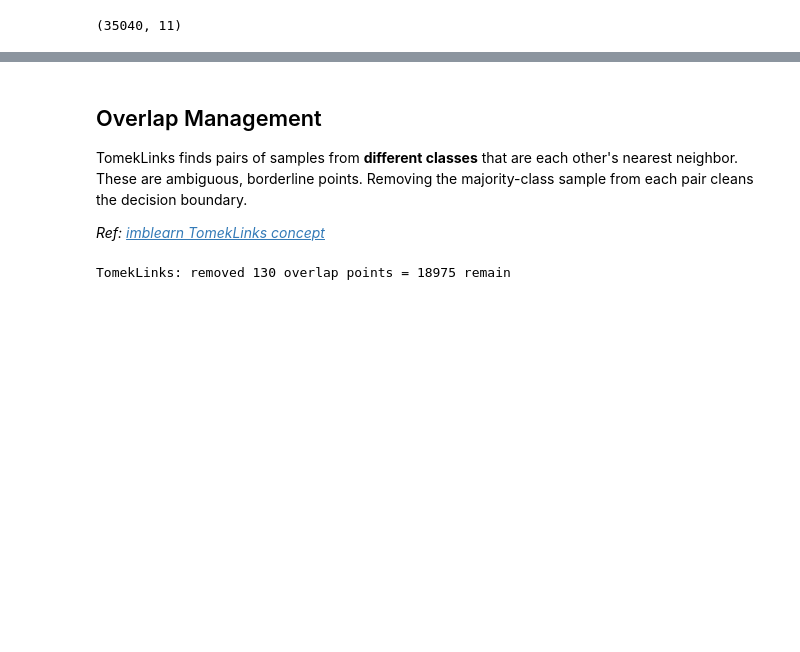
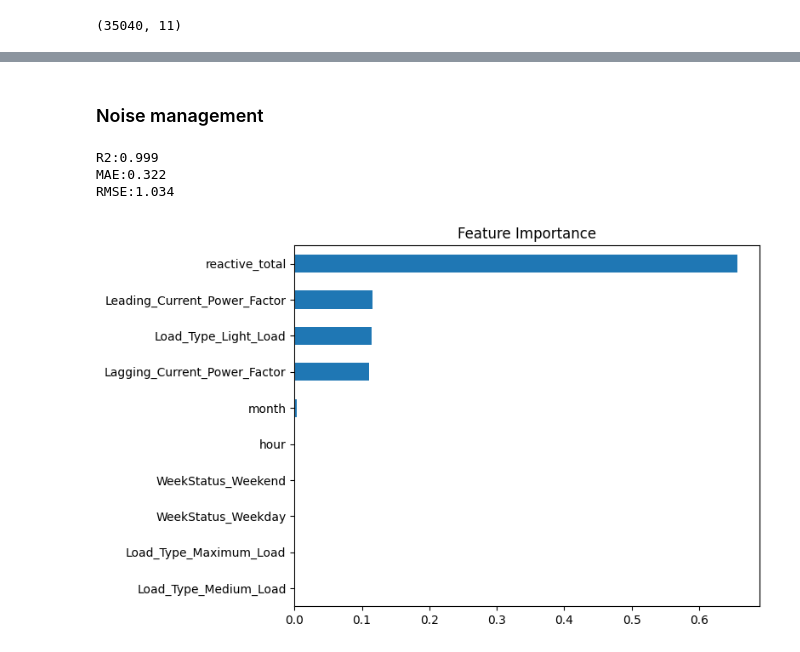
Before and after one commit to Mortti11/Advanced-Data-Analytics-, a Jupyter notebook: Second_Assignment/Regression.ipynb, the cells around one changed output, grey strips where cells are left out. Cells and saved outputs as stored; diff of their text form; code cells hidden in the pictures; blank space fills up the shorter version.

```diff
--- a/Second_Assignment/Regression.ipynb
+++ b/Second_Assignment/Regression.ipynb
@@ -247,3 +297,0 @@ df.shape
-# %%
-# Reducing noise in target value
-df['Usage_kWh']=df['Usage_kWh'].rolling(5, center=True, min_periods=1).median()
@@ -254,24 +298,29 @@ df.shape
-# %% [markdown]
-## Overlap Management
-TomekLinks finds pairs of samples from **different classes** that are each other's nearest neighbor. These are ambiguous, borderline points. Removing the majority-class sample from each pair cleans the decision boundary.
-
-*Ref: [imblearn TomekLinks concept](https://imbalanced-learn.org/stable/references/generated/imblearn.under_sampling.TomekLinks.html)*
-# %%
-load_cols = ['Load_Type_Light_Load', 'Load_Type_Medium_Load', 'Load_Type_Maximum_Load']
-
-y= df[load_cols].to_numpy().argmax(1)
-X =df.drop(columns=load_cols).select_dtypes(include=np.number).to_numpy()
-
-
-nearest_neighbor = NearestNeighbors(n_neighbors=2).fit(X).kneighbors(X, return_distance=False)[:, 1]
-count_class = np.bincount(y)
-remove = {
-    i if count_class[y[i]] > count_class[y[j]] else j
-    for i, j in enumerate(nearest_neighbor)
-    if nearest_neighbor[j] == i and y[i] != y[j]}
-
-mask = ~np.isin(np.arange(len(df)), list(remove))
-df= df.loc[mask].copy()
-print(f"TomekLinks: removed {len(remove)} overlap points = {df.shape[0]} remain")
-# %% [output]
-TomekLinks: removed 130 overlap points = 18975 remain
+# %% [markdown]
+### Noise management
+# %%
+y = df["Usage_kWh"]
+X = df.drop(columns=["Usage_kWh"])
+X_train, X_test, y_train, y_test= train_test_split(X, y, test_size=0.3, random_state=42)
+# %%
+model = RandomForestRegressor(n_estimators=500, random_state=42, n_jobs=-1)
+model.fit(X_train, y_train)
+y_pred = model.predict(X_test)
+
+print(f"R2:{r2_score(y_test, y_pred):.3f}")
+print(f"MAE:{mean_absolute_error(y_test, y_pred):.3f}")
+print(f"RMSE:{np.sqrt(mean_squared_error(y_test, y_pred)):.3f}")
+
+# RMSE is almost one KHW, so that is not bad.
+# %% [output]
+R2:0.999
+MAE:0.322
+RMSE:1.034
+# %%
+# feature importance
+importance = pd.Series(model.feature_importances_, index=X.columns)
+importance.sort_values(ascending=True).plot.barh(figsize=(8, 5))
+plt.title("Feature Importance")
+plt.tight_layout()
+plt.show()
+# %% [output]
+[figure, added]
```
Also changed, not shown: parts of 12 cells of this notebook.
